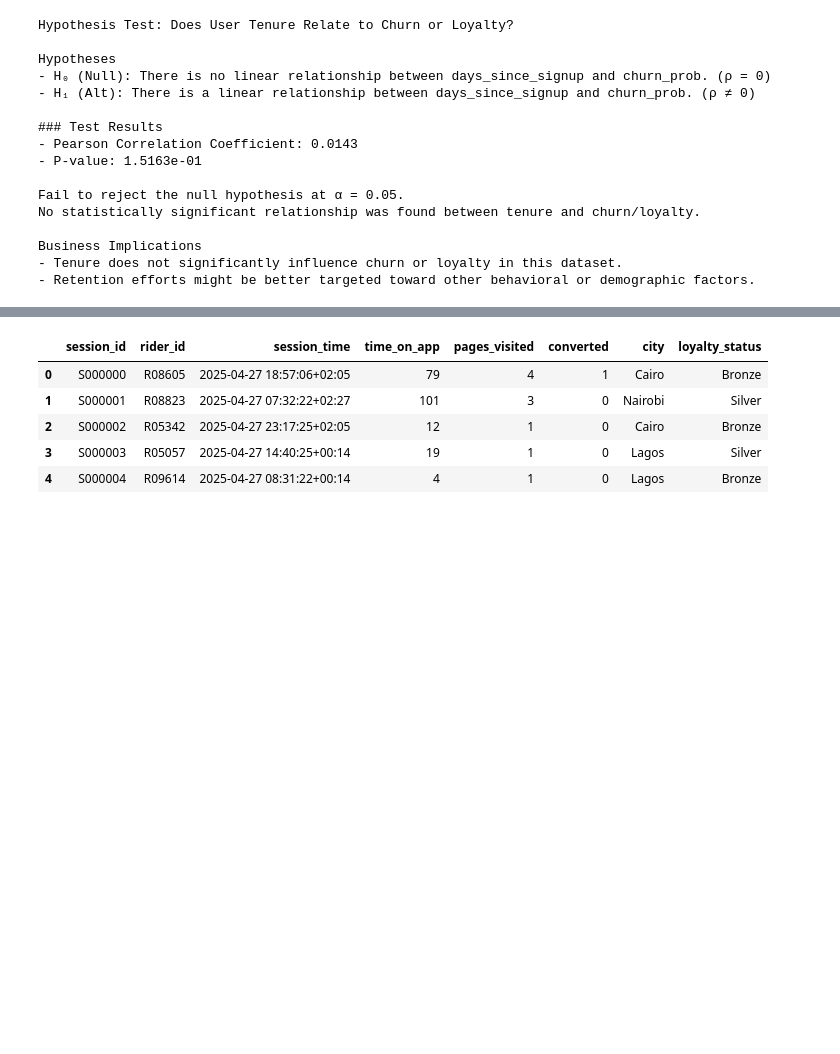
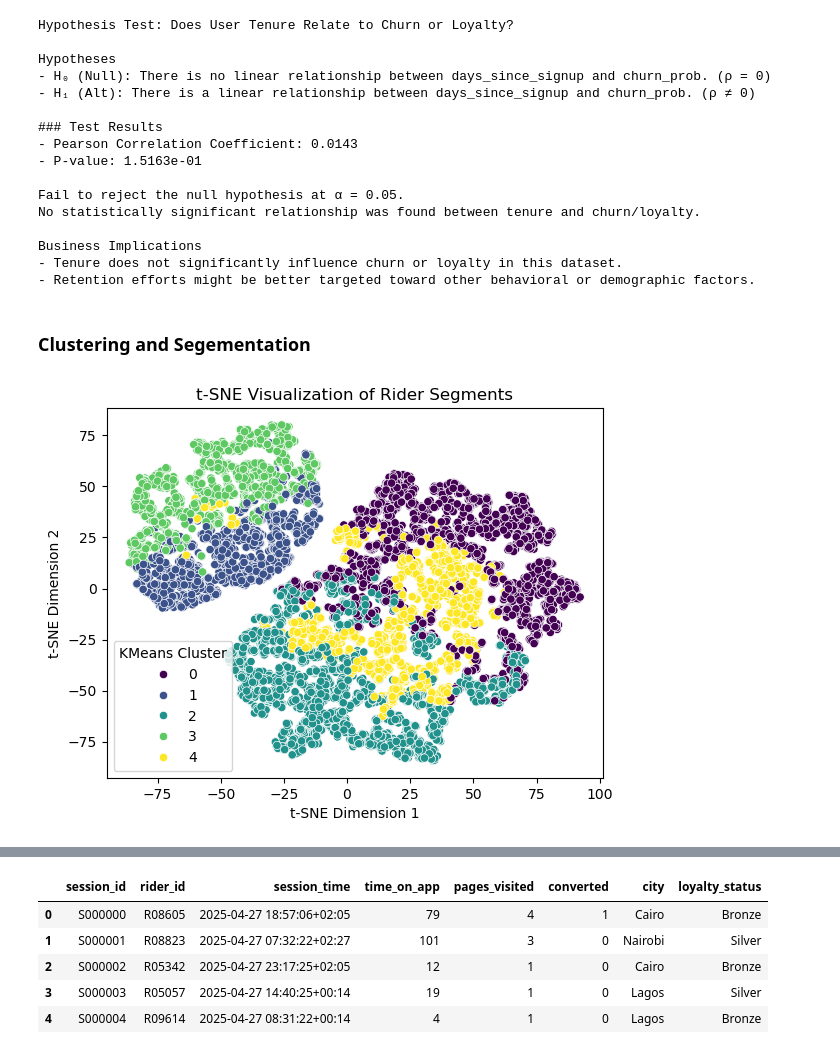
Before and after one commit to Richard-Gidi/Ridewise, a Jupyter notebook: EDA.ipynb, the cells around one changed output, grey strips where cells are left out. Cells and saved outputs as stored; diff of their text form; code cells hidden in the pictures; blank space fills up the shorter version.

Commit message:
customer segmentation

```diff
--- a/EDA.ipynb
+++ b/EDA.ipynb
@@ -1210,3 +1210,5 @@ No statistically significant relationship was found between tenure and churn/loy
 Business Implications
 - Tenure does not significantly influence churn or loyalty in this dataset.
 - Retention efforts might be better targeted toward other behavioral or demographic factors.
+# %% [markdown]
+### Clustering and Segementation
@@ -1212,0 +1220,28 @@ Business Implications
+# %%
+features = ["avg_rating_given", "churn_prob", "days_since_signup", "age", "is_referred"]
+X = riders[features].copy()
+
+# Standardize the data
+scaler = StandardScaler()
+X_scaled = scaler.fit_transform(X)
+# %%
+# PCA (for KMeans + basic visualization)
+pca = PCA(n_components=2)
+X_pca = pca.fit_transform(X_scaled)
+
+# t-SNE (for better non-linear visualization)
+tsne = TSNE(n_components=2, perplexity=30, random_state=42)
+X_tsne = tsne.fit_transform(X_scaled)
+# %%
+kmeans = KMeans(n_clusters=5, random_state=42)
+riders["Cluster_KMeans"] = kmeans.fit_predict(X_scaled)
+# %%
+# t-SNE Visualization
+sns.scatterplot(x=X_tsne[:,0], y=X_tsne[:,1], hue=riders["Cluster_KMeans"], palette="viridis")
+plt.title("t-SNE Visualization of Rider Segments")
+plt.xlabel("t-SNE Dimension 1")
+plt.ylabel("t-SNE Dimension 2")
+plt.legend(title="KMeans Cluster")
+plt.show()
+# %% [output]
+[figure, added]
```
Also changed, not shown: parts of 6 cells of this notebook.
